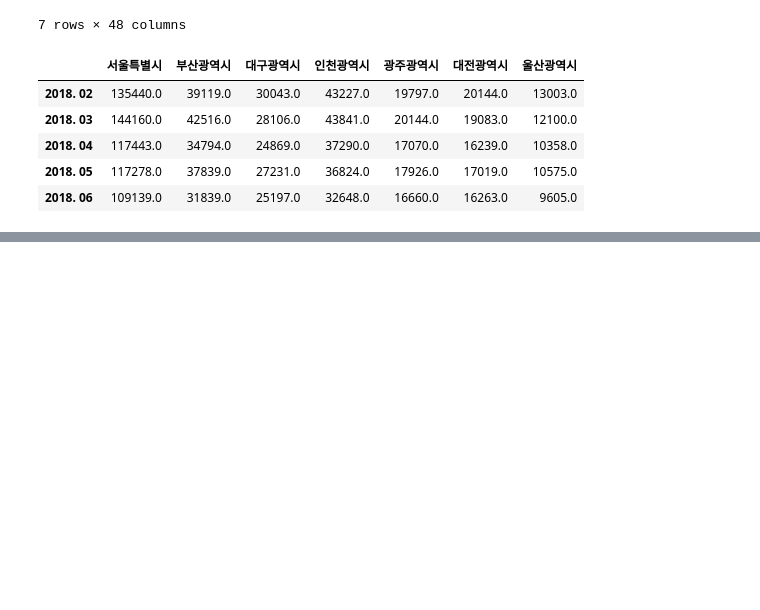
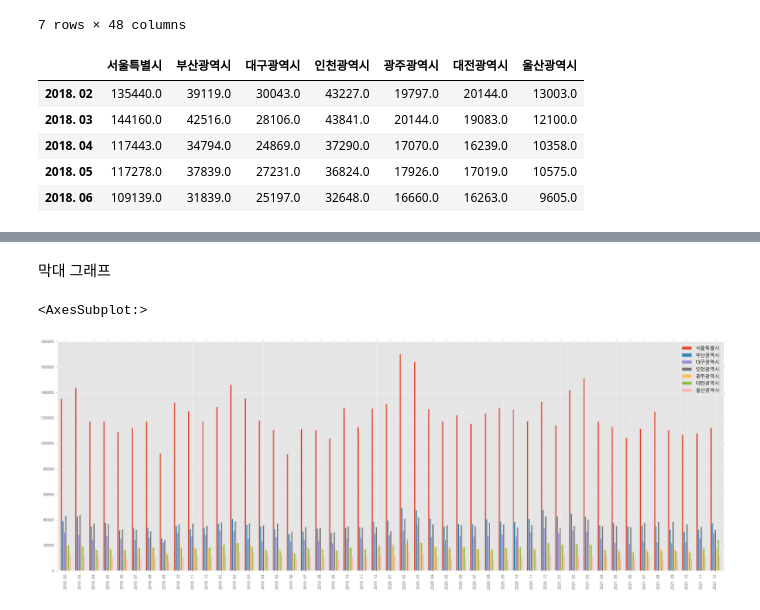
Before and after one commit to donghyeonlim/Data-analysis, a Jupyter notebook: matplotlib.ipynb, the cells around one changed output, grey strips where cells are left out. Saved outputs shown, nothing was run; the diff lists cells and outputs as text; code cells hidden in the pictures; blank space fills up the shorter version.

```diff
--- a/matplotlib.ipynb
+++ b/matplotlib.ipynb
@@ -178,0 +179,7 @@ Text(0.5, 0, '기간')
+# %% [markdown]
+막대 그래프
+# %%
+df.plot(kind='bar',figsize=(30,10),width=0.7)
+# %% [output]
+<AxesSubplot:>
+[figure, added]
```
Also changed, not shown: parts of 13 cells of this notebook.
